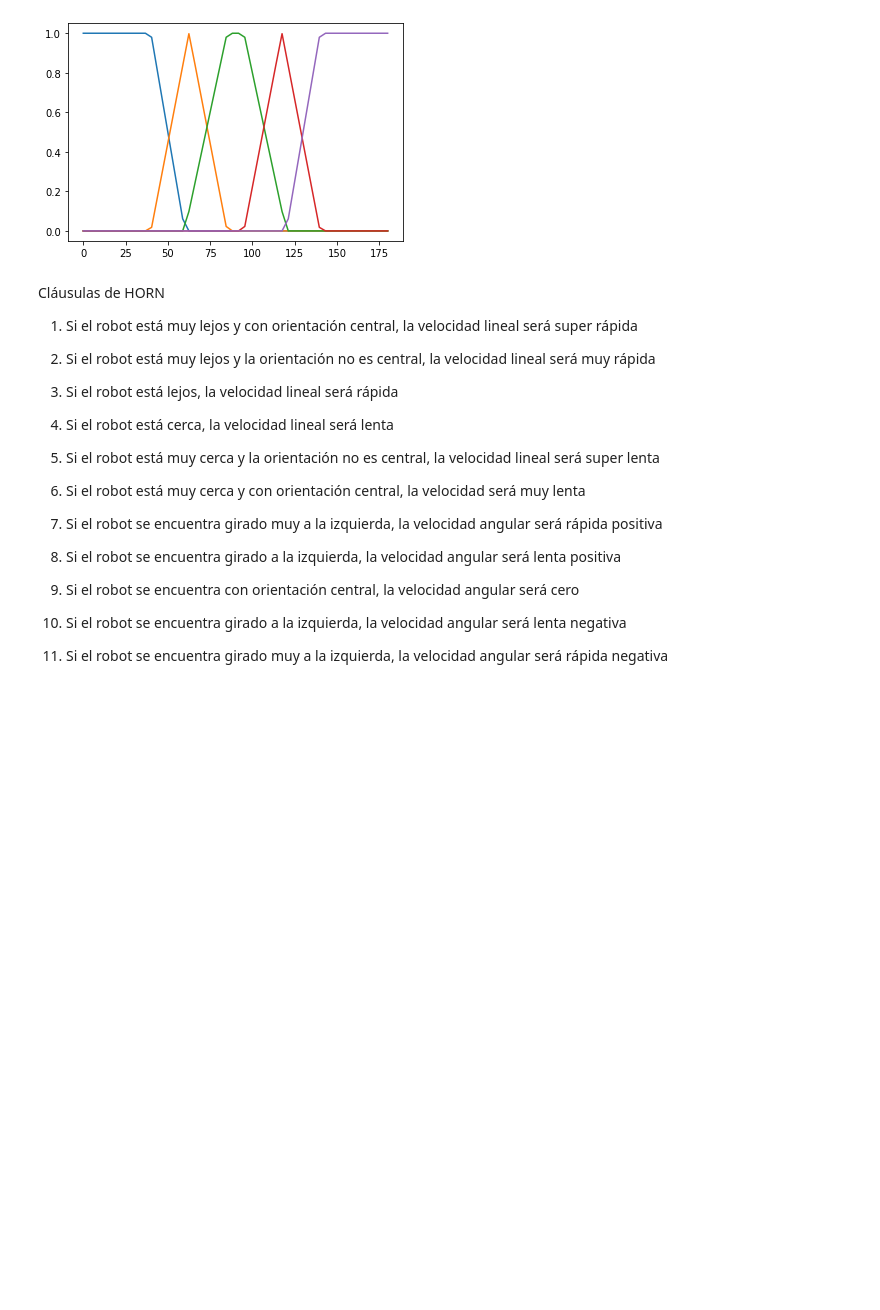
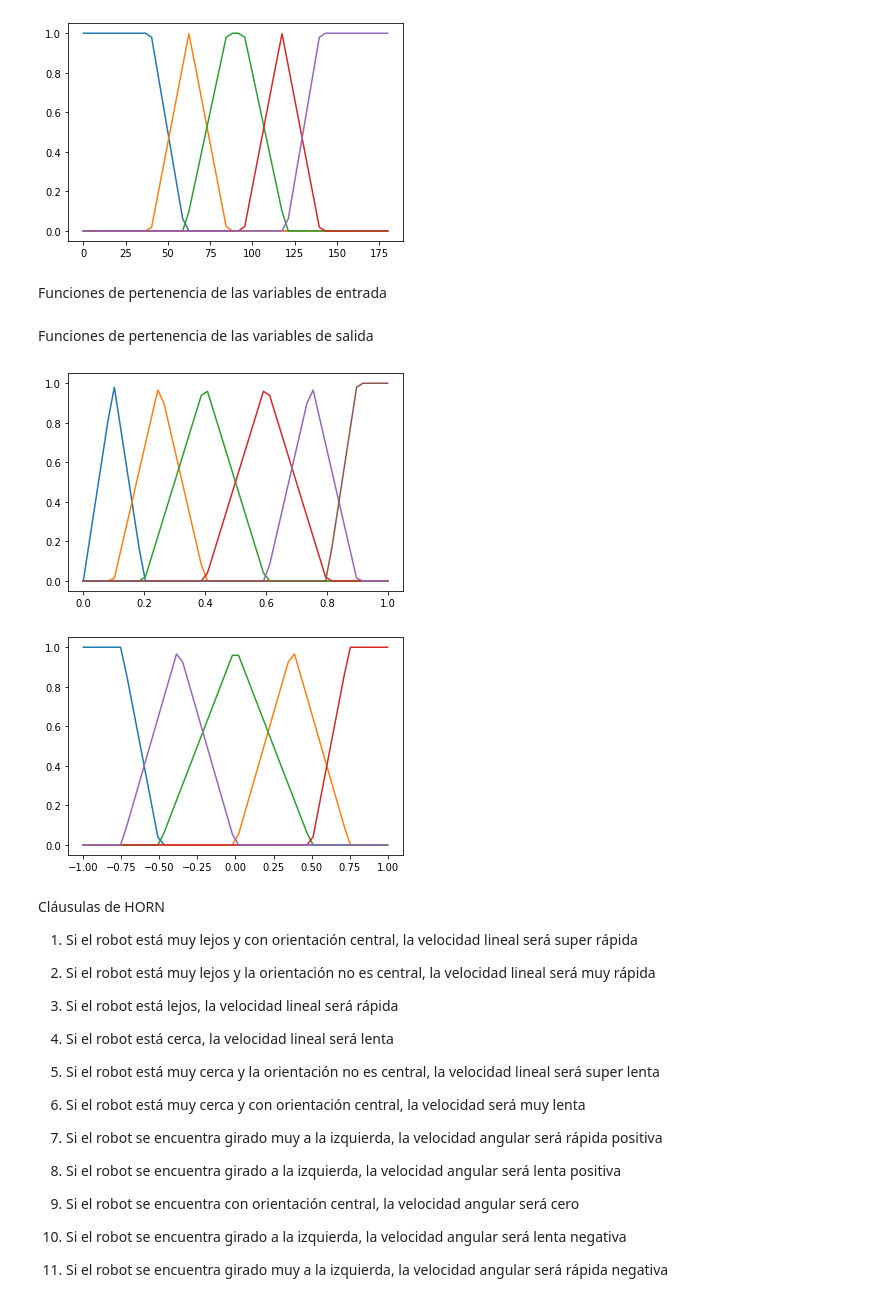
Before and after one commit to aju13171/Minis, a Jupyter notebook: Mini5/Codigos/fuzzy.ipynb, the cells around one changed output. Cells and saved outputs as stored; diff of their text form; code cells hidden in the pictures; blank space fills up the shorter version.

```diff
--- a/Mini5/Codigos/fuzzy.ipynb
+++ b/Mini5/Codigos/fuzzy.ipynb
@@ -115,3 +62,5 @@ plt.show()
 # %% [output]
 [figure]
 [figure]
+# %% [markdown]
+Funciones de pertenencia de las variables de entrada
@@ -118,3 +119,70 @@ plt.show()
+# %% [markdown]
+Funciones de pertenencia de las variables de salida
+# %%
+# VELOCIDAD LINEAL
+
+super_lento = lambda x: fun_base(0, 0.2, x)
+muy_lento = lambda x: fun_base(0.1, 0.4, x)
+lento = lambda x: fun_base(0.2, 0.6, x)
+rapido = lambda x: fun_base(0.4, 0.8, x)
+muy_rapido = lambda x: fun_base(0.6, 0.9, x)
+super_rapido = lambda x: fun_limsup(0.8, 0.9, x)
+
+# Gráfico de verificación
+u = np.linspace(0,1)
+v1 = []
+v2 = []
+v3 = []
+v4 = []
+v5 = []
+v6 = []
+for i in u:
+    v1.append(super_lento(i))
+    v2.append(muy_lento(i))
+    v3.append(lento(i))
+    v4.append(rapido(i))
+    v5.append(muy_rapido(i))
+    v6.append(super_rapido(i))
+
+plt.plot(u, v1)
+plt.plot(u, v2)
+plt.plot(u, v3)
+plt.plot(u, v4)
+plt.plot(u, v5)
+plt.plot(u, v6)
+plt.show()
+
+# VELOCIDAD ANGULAR
+
+rapida_pos = lambda x: fun_liminf(-0.75,-0.5,x)
+rapida_neg = lambda x: fun_base(-0.75,0,x)
+cero = lambda x: fun_base(-0.5,0.5,x)
+lenta_pos = lambda x: fun_base(0,0.75,x)
+lenta_neg = lambda x: fun_limsup(0.5,0.75,x)
+
+# Gráfico de verificación
+u0 = np.linspace(-1,1)
+v7 = []
+v8 = []
+v9 = []
+v10 = []
+v11 = []
+for i in u0:
+    v7.append(rapida_pos(i))
+    v8.append(lenta_pos(i))
+    v9.append(cero(i))
+    v10.append(lenta_neg(i))
+    v11.append(rapida_neg(i))
+
+plt.plot(u0, v7)
+plt.plot(u0, v8)
+plt.plot(u0, v9)
+plt.plot(u0, v10)
+plt.plot(u0, v11)
+plt.show()
+# %% [output]
+[figure, added]
+[figure, added]
 # %% [markdown]
 Cláusulas de HORN
 
```
Also changed, not shown: parts of 3 cells of this notebook, 3 other files.
